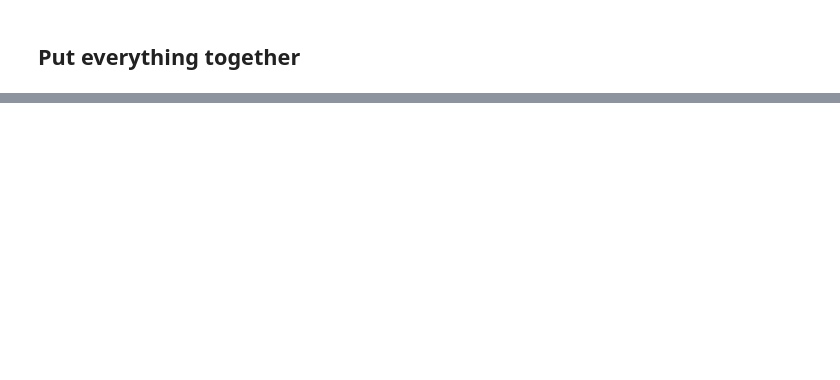
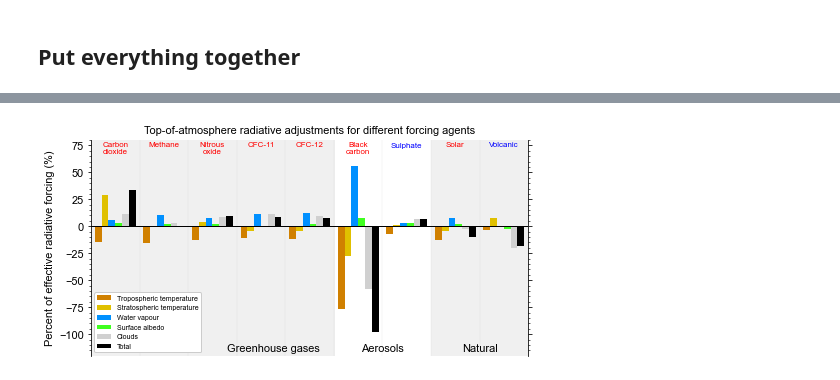
Before and after one commit to chrisroadmap/ar6, a Jupyter notebook: notebooks/270_chapter7_fig7.4.ipynb, the cells around one changed output, grey strips where cells are left out. Saved outputs shown, nothing was run; the diff lists cells and outputs as text; code cells hidden in the pictures; blank space fills up the shorter version.

```diff
--- a/notebooks/270_chapter7_fig7.4.ipynb
+++ b/notebooks/270_chapter7_fig7.4.ipynb
@@ -142,7 +245,7 @@ df_lauren
 45 rows × 83 columns
 # %%
 volcanic_adj = {}
-for adj_type in ['albedo', 'cl_lw', 'cl_sw', 'hus_lw_stratosphere', 'hus_sw_stratosphere', 'hus_lw_troposphere', 'hus_sw_troposphere', 'ta_stratosphere', 'ta_troposphere']:
+for adj_type in ['erf', 'ts', 'albedo', 'cl_lw', 'cl_sw', 'hus_lw_stratosphere', 'hus_sw_stratosphere', 'hus_lw_troposphere', 'hus_sw_troposphere', 'ta_stratosphere', 'ta_troposphere']:
     print(adj_type)
     df_lauren = pd.read_csv('../data_input/Marshall_et_al_2020_GRL/%s.csv' % adj_type)
     jul = df_lauren.loc[7:30,'xncna':'xncop'].mean()
@@ -158,8 +263,19 @@ hus_lw_troposphere
 hus_sw_troposphere
 ta_stratosphere
 ta_troposphere
-# %%
-volcanic_adj['Clouds'] = volcanic_adj['cl_lw'] + volcanic_adj['cl_sw']
+# %%
+flux_data = []
+flux_data.append(['ERF', 'HadGEM3', volcanic_adj['erf']])
+flux_data.append(['tas', 'HadGEM3', volcanic_adj['ts']])
+flux_data.append(['alb', 'HadGEM3', volcanic_adj['albedo']])
+flux_data.append(['cloud', 'HadGEM3', volcanic_adj['cl_lw'] + volcanic_adj['cl_sw']])
+flux_data.append(['hus', 'HadGEM3', volcanic_adj['hus_lw_stratosphere'] + volcanic_adj['hus_lw_troposphere'] + volcanic_adj['hus_sw_stratosphere'] + volcanic_adj['hus_sw_troposphere']])
+flux_data.append(['ta_trop', 'HadGEM3', volcanic_adj['ta_troposphere']])
+flux_data.append(['ta_strat', 'HadGEM3', volcanic_adj['ta_stratosphere']])
+
+
+volcanic_df = pd.DataFrame(flux_data, columns=['variable','model','Volcanic'])
+volcanic_df.set_index(['variable','model'], inplace=True)
 # %%
 volcanic_adj
 # %% [output]
@@ -292,0 +295,3 @@ array([[ 3.57168428,  1.36083586,  4.09339305,  1.55108127, -3.24528662,
+# %%
+adjustments_df = pd.concat([adjustments_df, hod_new_df, volcanic_df], axis=1)
+adjustments_df
@@ -292,0 +337,67 @@ array([[ 3.57168428,  1.36083586,  4.09339305,  1.55108127, -3.24528662,
+# %%
+fig, ax1 = pl.subplots()
+
+colors = ['#a03800','#d08000','#e0c000','#0090ff','#40ff20','#d0d0d0','black']
+labels = ['Surface temperature','Tropospheric temperature','Stratospheric temperature','Water vapour','Surface albedo','Clouds','Total']
+for ie, expt in enumerate(['3xCH4', '3xN2O', '8xCFC11', '9xCFC12', '10xBC', '5xSO4', 'Solar', 'Volcanic']):
+    ax1.bar(0.15+ie+1, 100*(adjustments_df.loc['ta_trop']/(adjustments_df.loc['ERF'] - adjustments_df.loc['tas'])).mean()[expt], 0.14, color=colors[1], zorder=3)
+    ax1.bar(0.29+ie+1, 100*(adjustments_df.loc['ta_strat']/(adjustments_df.loc['ERF'] - adjustments_df.loc['tas'])).mean()[expt], 0.14, color=colors[2], zorder=3)
+    ax1.bar(0.43+ie+1, 100*(adjustments_df.loc['hus']/(adjustments_df.loc['ERF'] - adjustments_df.loc['tas'])).mean()[expt], 0.14, color=colors[3], zorder=3)
+    ax1.bar(0.57+ie+1, 100*(adjustments_df.loc['alb']/(adjustments_df.loc['ERF'] - adjustments_df.loc['tas'])).mean()[expt], 0.14, color=colors[4], zorder=3)
+    ax1.bar(0.71+ie+1, 100*(adjustments_df.loc['cloud']/(adjustments_df.loc['ERF'] - adjustments_df.loc['tas'])).mean()[expt], 0.14, color=colors[5], zorder=3)
+    ax1.bar(0.85+ie+1, 100*(
+        (adjustments_df.loc['ta_trop']/(adjustments_df.loc['ERF'] - adjustments_df.loc['tas'])).mean()[expt] +
+        (adjustments_df.loc['ta_strat']/(adjustments_df.loc['ERF'] - adjustments_df.loc['tas'])).mean()[expt] +
+        (adjustments_df.loc['hus']/(adjustments_df.loc['ERF'] - adjustments_df.loc['tas'])).mean()[expt] +
+        (adjustments_df.loc['alb']/(adjustments_df.loc['ERF'] - adjustments_df.loc['tas'])).mean()[expt] +
+        (adjustments_df.loc['cloud']/(adjustments_df.loc['ERF'] - adjustments_df.loc['tas'])).mean()[expt]
+    ), 0.14, color=colors[6], zorder=3)
+    if expt in ['Volcanic', '5xSO4']:
+        textcolor='blue'
+    else:
+        textcolor='red'
+    ax1.text(0.5+ie+1, 78, expt_names[expt], ha='center', va='top', fontsize=8, color=textcolor)
+ie=0
+expt='2xCO2'
+ax1.bar(0.15+ie, 100*(adjustments_df.loc['ta_trop']/(adjustments_df.loc['ERF'] - adjustments_df.loc['tas'])).mean()[expt], 0.14, color=colors[1], label=labels[1], zorder=3)
+ax1.bar(0.29+ie, 100*(adjustments_df.loc['ta_strat']/(adjustments_df.loc['ERF'] - adjustments_df.loc['tas'])).mean()[expt], 0.14, color=colors[2], label=labels[2], zorder=3)
+ax1.bar(0.43+ie, 100*(adjustments_df.loc['hus']/(adjustments_df.loc['ERF'] - adjustments_df.loc['tas'])).mean()[expt], 0.14, color=colors[3], label=labels[3], zorder=3)
+ax1.bar(0.57+ie, 100*(adjustments_df.loc['alb']/(adjustments_df.loc['ERF'] - adjustments_df.loc['tas'])).mean()[expt], 0.14, color=colors[4], label=labels[4], zorder=3)
+ax1.bar(0.71+ie, 100*(adjustments_df.loc['cloud']/(adjustments_df.loc['ERF'] - adjustments_df.loc['tas'])).mean()[expt], 0.14, color=colors[5], label=labels[5], zorder=3)
+ax1.bar(0.85+ie, 100*(
+        (adjustments_df.loc['ta_trop']/(adjustments_df.loc['ERF'] - adjustments_df.loc['tas'])).mean()[expt] +
+        (adjustments_df.loc['ta_strat']/(adjustments_df.loc['ERF'] - adjustments_df.loc['tas'])).mean()[expt] +
+        (adjustments_df.loc['hus']/(adjustments_df.loc['ERF'] - adjustments_df.loc['tas'])).mean()[expt] +
+        (adjustments_df.loc['alb']/(adjustments_df.loc['ERF'] - adjustments_df.loc['tas'])).mean()[expt] +
+        (adjustments_df.loc['cloud']/(adjustments_df.loc['ERF'] - adjustments_df.loc['tas'])).mean()[expt]
+    ), 0.14, color=colors[6], zorder=3, label='Total')
+ax1.text(0.5+ie, 78, expt_names[expt], ha='center', va='top', fontsize=8, color='red')
+
+ax1.text(2.8, -118, 'Greenhouse gases', size=11, va='bottom', ha='left')
+ax1.text(6, -118, 'Aerosols', size=11, va='bottom', ha='center')
+ax1.text(8, -118, 'Natural', size=11, va='bottom', ha='center')
+
+ax1.set_ylabel('Percent of effective radiative forcing (%)')
+
+ax1.axhline(0, color='k', lw=1, zorder=4)
+
+for x in range(1,9):
+    ax1.axvline(x,lw=0.2,color='#d0d0d0')
+
+mn,mx = ax1.get_ylim()
+backfill = [0,5,5,7,7,9]
+fillind  = [1,1,0,0,1,1]
+ax1.fill_between(backfill, -120, 100, where=fillind, color='#f0f0f0', zorder=0.6)
+ax1.legend(loc='lower left', framealpha=1, fontsize=7, ncol=1)#, bbox_to_anchor=[0.46,1])
+ax1.set_ylim(-120,80)
+ax1.set_xlim(0,9)
+#ax1.grid(axis='y', zorder=-11, lw=0.5)
+
+ax1.set_title('Top-of-atmosphere radiative adjustments for different forcing agents', fontsize=11)
+
+fig.tight_layout()
+
+pl.savefig('../figures/fig7.4.png', dpi=300)
+pl.savefig('../figures/fig7.4.pdf')
+# %% [output]
+[figure, added]
```
Also changed, not shown: parts of 23 cells of this notebook, 6 other files.
